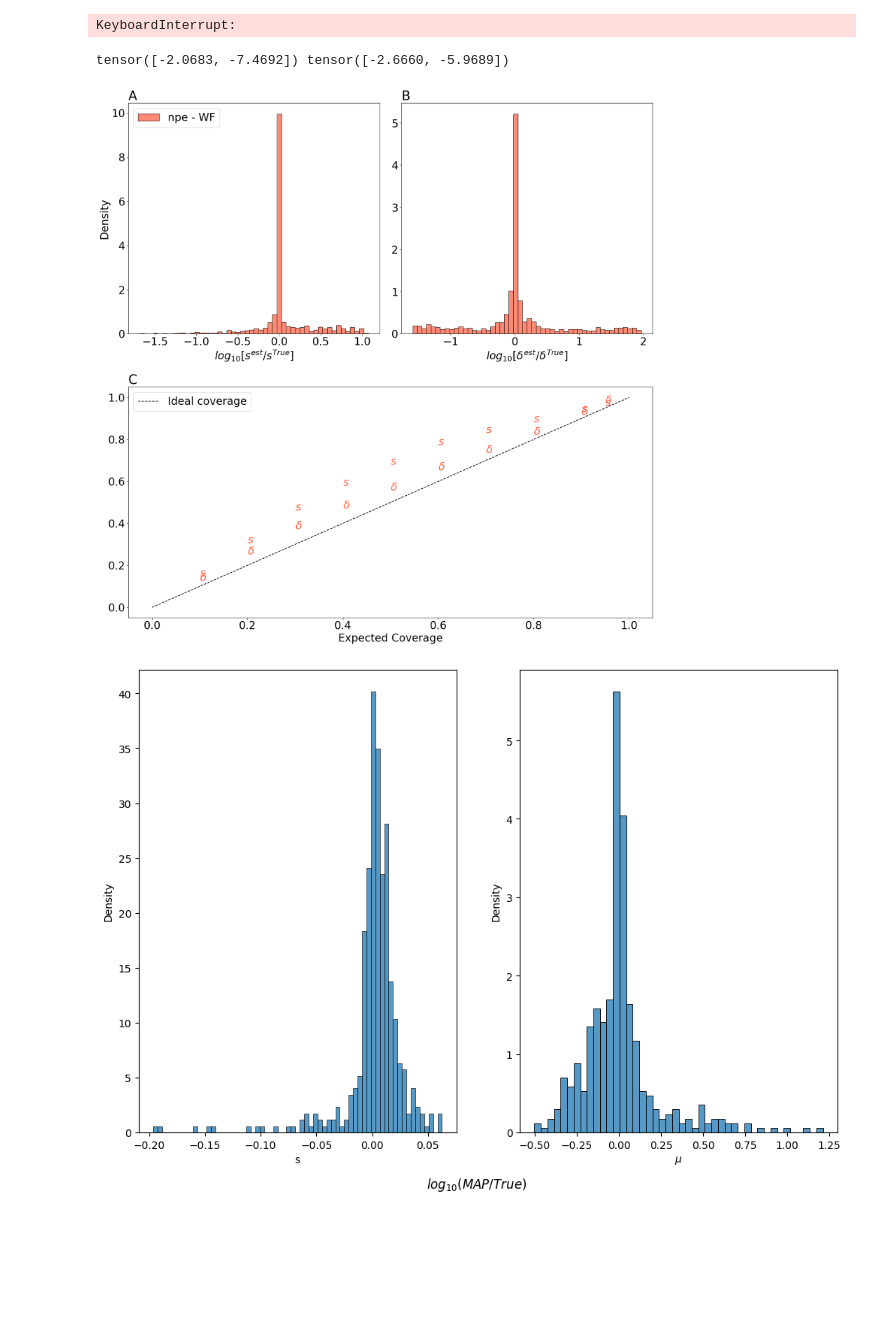
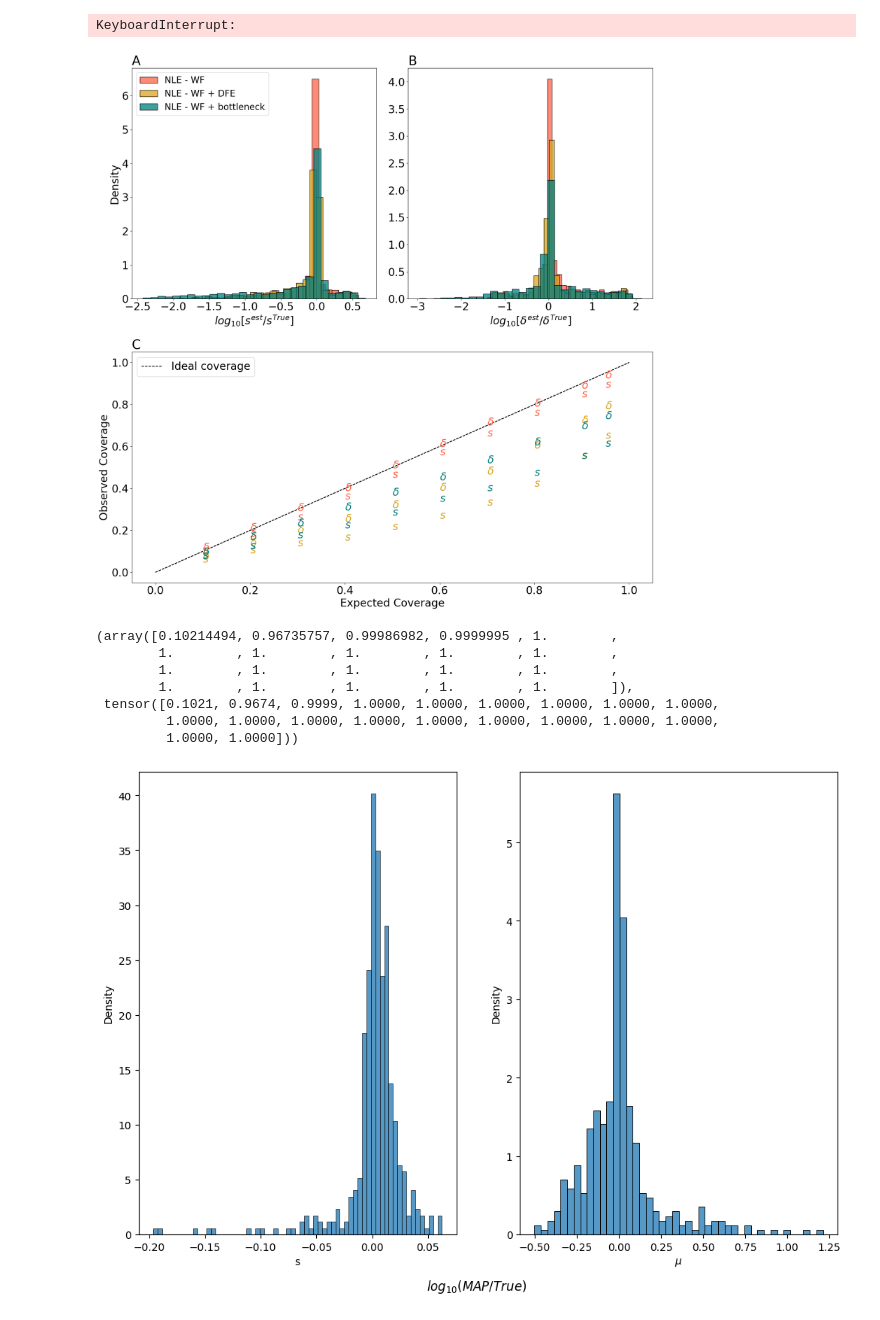
Before and after one commit to nadavbennun1/wf_ext, a Jupyter notebook: test_results.ipynb, the cells around one changed output. Saved outputs shown, nothing was run; the diff lists cells and outputs as text; code cells hidden in the pictures; blank space fills up the shorter version.

```diff
--- a/test_results.ipynb
+++ b/test_results.ipynb
@@ -59,7 +59,7 @@ def accuracy(samples, thetas):
 
 def plot_accuracy(ax, accs, color, label):
     for i in range(len(ax)):
-        histplot(accs[:,i],ax=ax[i], stat='density', color=color, bins=50, label=label)
+        histplot(accs[:,i],ax=ax[i], stat='density', color=color, bins=30, label=label)
     return
 
 
@@ -79,52 +79,62 @@ def plot_results(model, architecture, color, fig, ax):
     ax['B'].set_title('B',loc='left')
     ax['C'].set_title('C',loc='left')
 
-    ax['C'].plot(np.linspace(0,1,100),np.linspace(0,1,100), color='k', label='Ideal coverage', ls='--')
+    ax['C'].plot(np.linspace(0,1,100),np.linspace(0,1,100), color='k', label='Ideal coverage' if model=='WF' else '', ls='--')
     ax['C'].set_xlabel('Expected Coverage')
     ax['C'].set_ylabel('Observed Coverage')
     ax['C'].legend()
 
-    n_params=3
     ax['A'].set_xlabel('$log_{10}[s^{est} / {s^{True}}]$')
     ax['B'].set_xlabel('$log_{10}[δ^{est} / {δ^{True}}]$')
 
     axx = [ax['A'], ax['B']]
 
     samples = torch.load(f'test_sims/samples_{model}_{architecture}.pt')
     thetas = torch.load(f'test_sims/test_theta_{model}.pt')
-    print(samples[:,0].mean(0), thetas[0])
     posterior = pickle.load(open(f'posteriors/posterior_{architecture}.pkl', 'rb'))
 
     accs = accuracy(samples, thetas)
 
 
-    plot_accuracy(axx, accs, color=color, label=f'{architecture} - {model}')
+    plot_accuracy(axx, accs, color=color, label=f'{architecture.upper()} - {model.replace("_", " + ")}')
     conf_levels=[0.1*i for i in range(1,10)] +[0.95]
     covs = coverage_old(samples, thetas, conf_levels)
     params =  ['$s$', '$δ$']
     for i in range(len(params)):
         for j in range(len(covs)):
             ax['C'].text(conf_levels[j], covs[j,i], params[i], color=color)
 
-    ax['A'].legend(loc='upper left')
+    ax['A'].legend(loc='upper left', fontsize=20)
     ax['C'].legend()
-    ax['C'].set_ylabel('')
     ax['B'].set_ylabel('')
 
     return
 
 mosaic = '''AB
             CC
             '''
 fig, ax = plt.subplot_mosaic(mosaic,figsize=(18,18), tight_layout=True)
 
-plot_results('WF', 'npe', 'tomato', fig, ax)
-# plot_results('WF_DFE', 'npe', 'goldenrod', fig, ax)
-# plot_results('WF_bottleneck', 'npe', 'teal', fig, ax)
-# plot_results('WF', 'npe', 'tomato')
+plot_results('WF', 'nle', 'tomato', fig, ax)
+plot_results('WF_DFE', 'nle', 'goldenrod', fig, ax)
+plot_results('WF_bottleneck', 'nle', 'teal', fig, ax)
 # %% [output]
-tensor([-2.0683, -7.4692]) tensor([-2.6660, -5.9689])
-[figure, old version]
+[figure, new version]
+# %%
+thetas = torch.load(f'test_sims/theta.pt')
+xs = torch.load(f'test_sims/x.pt')
+posterior = pickle.load(open(f'posteriors/posterior_{architecture}.pkl', 'rb'))
+s = 10**thetas[2,0].item()
+mu = 10**thetas[2,1].item()
+WF(s,mu, int(1e8), 200), xs[2]
+# %% [output]
+(array([0.10214494, 0.96735757, 0.99986982, 0.9999995 , 1.        ,
+        1.        , 1.        , 1.        , 1.        , 1.        ,
+        1.        , 1.        , 1.        , 1.        , 1.        ,
+        1.        , 1.        , 1.        , 1.        , 1.        ]),
+ tensor([0.1021, 0.9674, 0.9999, 1.0000, 1.0000, 1.0000, 1.0000, 1.0000, 1.0000,
+         1.0000, 1.0000, 1.0000, 1.0000, 1.0000, 1.0000, 1.0000, 1.0000, 1.0000,
+         1.0000, 1.0000]))
 # %%
 def plot_test_results(test_results):
     fig, ax = plt.subplots(1,2, figsize=(12,8))
```
Also changed, not shown: 5 other files.
